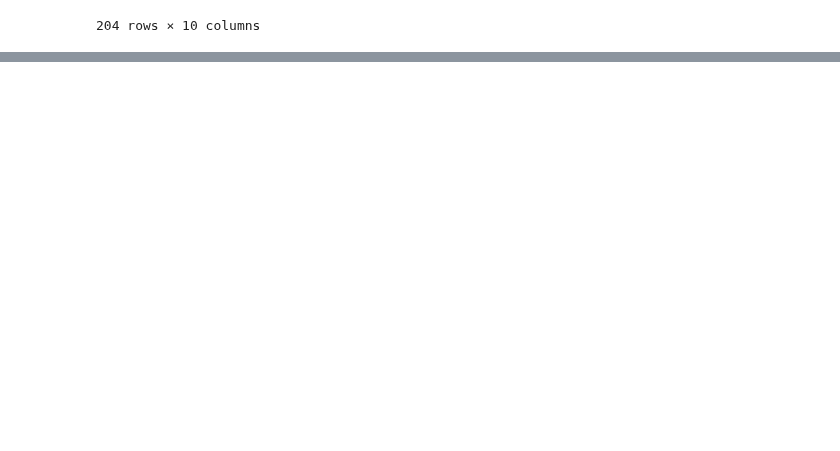
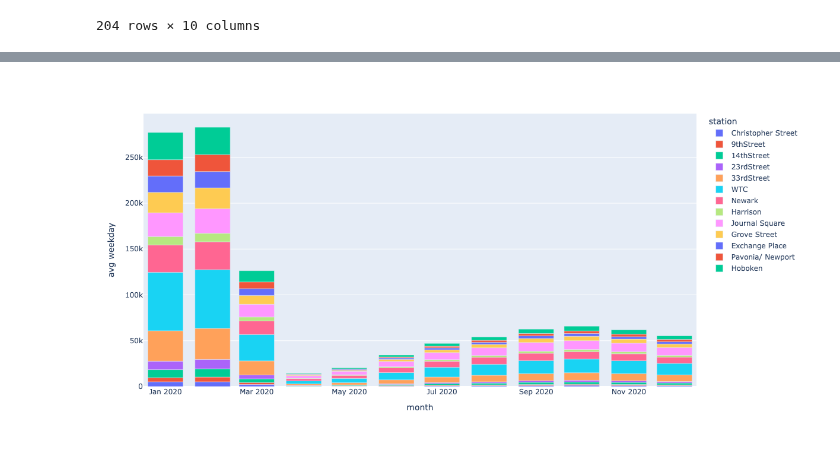
Before and after one commit to hudcostreets/path, a Jupyter notebook: out/monthly-2020.ipynb, the cells around one changed output, grey strips where cells are left out. Saved outputs shown, nothing was run; the diff lists cells and outputs as text; code cells hidden in the pictures; blank space fills up the shorter version.

Commit message:
monthly.ipynb: re-process with date dtype

```diff
--- a/out/monthly-2020.ipynb
+++ b/out/monthly-2020.ipynb
@@ -36,6 +67,7 @@ tables = {
         pages=month,
         area=area,
         pandas_options={'header': None},
+        stream=True,
     )
     for month in range(1, last_month + 1)
 }
@@ -62,3 +96,12 @@ tables
 # %%
 cols1 = [ 'station', 'total', 'avg weekday', 'avg sat', 'avg sun', 'avg holiday' ]
 cols2 = [ 'station', 'avg daily', 'total weekday', 'total sat', 'total sun', 'total holiday' ]
+# %%
+for k, v in tables.items():
+    n = len(v)
+    msg = f'Pg {k}: {n} tables'
+    if n == 4:
+        print(msg)
+    else:
+        err(msg)
+len(tables)
@@ -64,0 +122,8 @@ cols2 = [ 'station', 'avg daily', 'total weekday', 'total sat', 'total sun', 'to
+# %%
+avgs = pd.concat([
+    df.assign(date=to_dt(f'{year}-{month}'))
+    for month, dfs in tables.items()
+    for df in dfs[:2]
+])
+avgs['date'] = avgs.date.dt.date
+avgs
@@ -116,6 +190,7 @@ sums = pd.concat([
     for month, dfs in tables.items()
     for df in dfs[2:]
 ])
+sums['date'] = sums.date.dt.date
 sums.columns = cols2 + ['month']
 sums = sums.assign(**{
     k: sums[k].astype(str).str.replace(',', '').astype(int)
@@ -188,6 +264,7 @@ import plotly.express as px
 # %%
-px.bar(
+fig = px.bar(
     avgs[~avgs.station.str.contains('TOTAL')],
     x='month', y='avg weekday', color='station',
 )
+Image(fig.to_image(width=1200, height=600))
 # %% [output]
@@ -195,0 +271 @@ px.bar(
+[figure, added]
```
Also changed, not shown: parts of 19 cells of this notebook, 27 other files.
